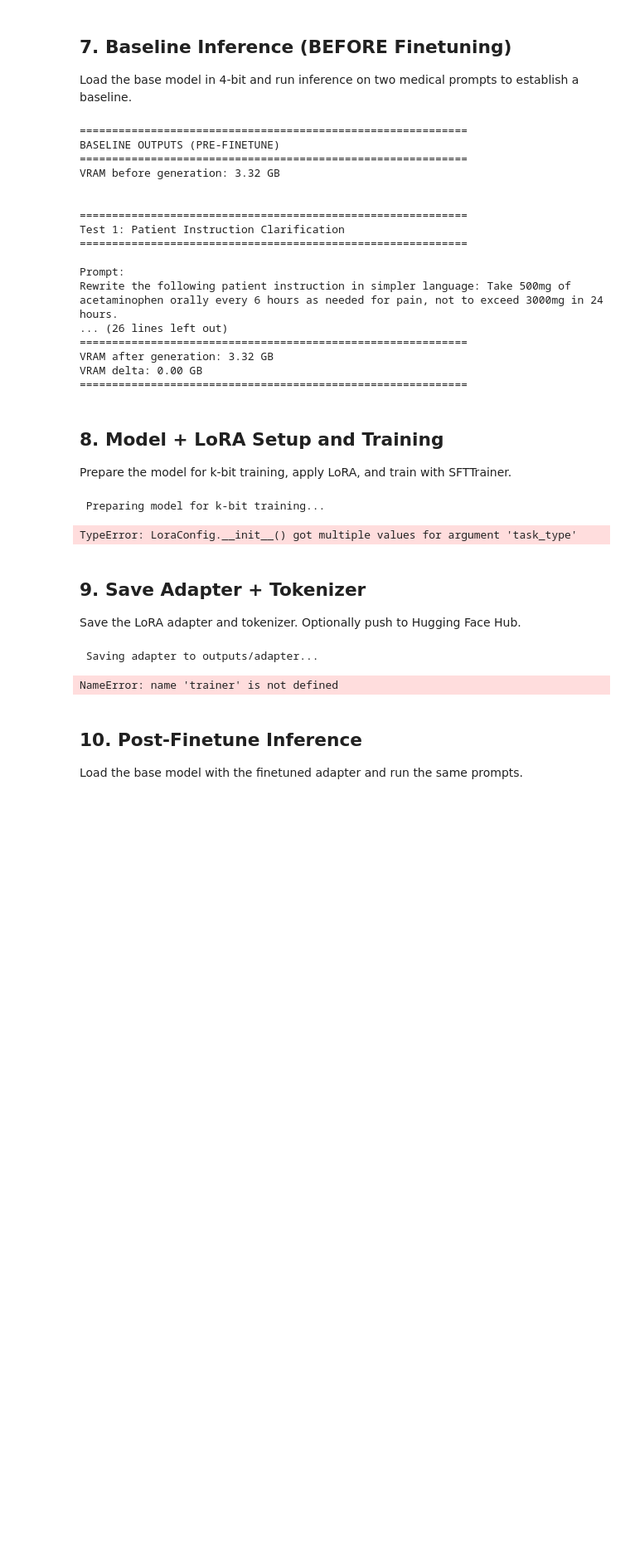
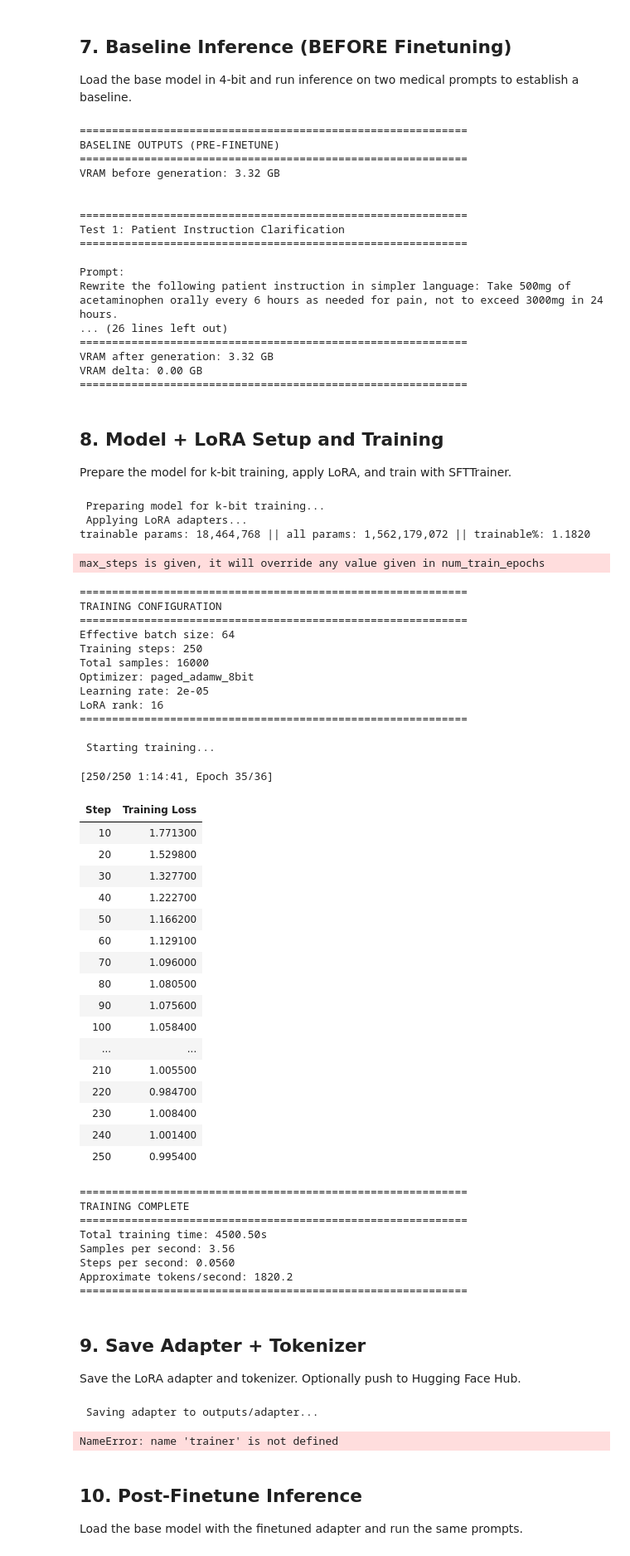
Before and after one commit to p-sahas/llm-fine-tuning, a Jupyter notebook: llm_finetuning.ipynb, the cells around one changed output. Shown at 83% size. Cells and saved outputs as stored; diff of their text form; code cells hidden in the pictures; blank space fills up the shorter version.

```diff
--- a/llm_finetuning.ipynb
+++ b/llm_finetuning.ipynb
@@ -726,12 +726,14 @@ print(" Preparing model for k-bit training...")
 base_model = prepare_model_for_kbit_training(base_model)
 
 # LoRA config
-lora_config = LoraConfig(["lora_r"],
-                         lora_alpha=CONFIG["lora_alpha"],
-                         lora_dropout=CONFIG["lora_dropout"],
-                         bias="none",
-                         task_type="CAUSAL_LM",
-                         )
+lora_config = LoraConfig(
+    r=CONFIG["lora_r"],
+    lora_alpha=CONFIG["lora_alpha"],
+    lora_dropout=CONFIG["lora_dropout"],
+    bias="none",
+    task_type="CAUSAL_LM",
+    target_modules=CONFIG["lora_target_modules"],
+)
 
 
 # Apply LoRA
@@ -769,7 +771,7 @@ trainer = SFTTrainer(
     model=model,
     args=training_args,
     train_dataset=train_dataset,
-    eval_dataset=eval_dataset,
+    eval_dataset=val_dataset,
     tokenizer=tokenizer,
 )
 
@@ -777,35 +779,75 @@ print("\n" + "="*60)
 print("TRAINING CONFIGURATION")
 print("="*60)
 print(f"Effective batch size: {effective_batch_size}")
 print(f"Training steps: {CONFIG['max_steps']}")
 print(f"Total samples: {CONFIG['max_steps'] * effective_batch_size}")
 print(f"Optimizer: paged_adamw_8bit")
 print(f"Learning rate: {CONFIG['learning_rate']}")
 print(f"LoRA rank: {CONFIG['lora_r']}")
 print("="*60)
 
 # Train
 print("\n Starting training...\n")
-train_result = trainer.train ()
+train_result = trainer.train()
 
 # To resume from checkpoint, uncomment:
 # trainer.train(resume_from_checkpoint=True)
 
 print("\n" + "="*60)
 print("TRAINING COMPLETE")
 print("="*60)
 print(f"Total training time: {train_result.metrics.get('train_runtime', 0):.2f}s")
 print(f"Samples per second: {train_result.metrics.get('train_samples_per_second', 0):.2f}")
 print(f"Steps per second: {train_result.metrics.get('train_steps_per_second', 0):.4f}")
 
 # Estimate tokens/sec
 total_tokens = CONFIG['max_steps'] * effective_batch_size * CONFIG['max_length']
 tokens_per_sec = total_tokens / train_result.metrics.get('train_runtime', 1)
 print(f"Approximate tokens/second: {tokens_per_sec:.1f}")
 print("="*60)
 # %% [output]
  Preparing model for k-bit training...
+ Applying LoRA adapters...
+trainable params: 18,464,768 || all params: 1,562,179,072 || trainable%: 1.1820
-TypeError: LoraConfig.__init__() got multiple values for argument 'task_type'
+max_steps is given, it will override any value given in num_train_epochs
+============================================================
+TRAINING CONFIGURATION
+============================================================
+Effective batch size: 64
+Training steps: 250
+Total samples: 16000
+Optimizer: paged_adamw_8bit
+Learning rate: 2e-05
+LoRA rank: 16
+============================================================
+
+ Starting training...
+[250/250 1:14:41, Epoch 35/36]
+| Step | Training Loss |
+| 10 | 1.771300 |
+| 20 | 1.529800 |
+| 30 | 1.327700 |
+| 40 | 1.222700 |
+| 50 | 1.166200 |
+| 60 | 1.129100 |
+| 70 | 1.096000 |
+| 80 | 1.080500 |
+| 90 | 1.075600 |
+| 100 | 1.058400 |
+| ... | ... |
+| 210 | 1.005500 |
+| 220 | 0.984700 |
+| 230 | 1.008400 |
+| 240 | 1.001400 |
+| 250 | 0.995400 |
+============================================================
+TRAINING COMPLETE
+============================================================
+Total training time: 4500.50s
+Samples per second: 3.56
+Steps per second: 0.0560
+Approximate tokens/second: 1820.2
+============================================================
 # %% [markdown]
 ## 9. Save Adapter + Tokenizer
 
```
Also changed, not shown: parts of 1 cell of this notebook.
